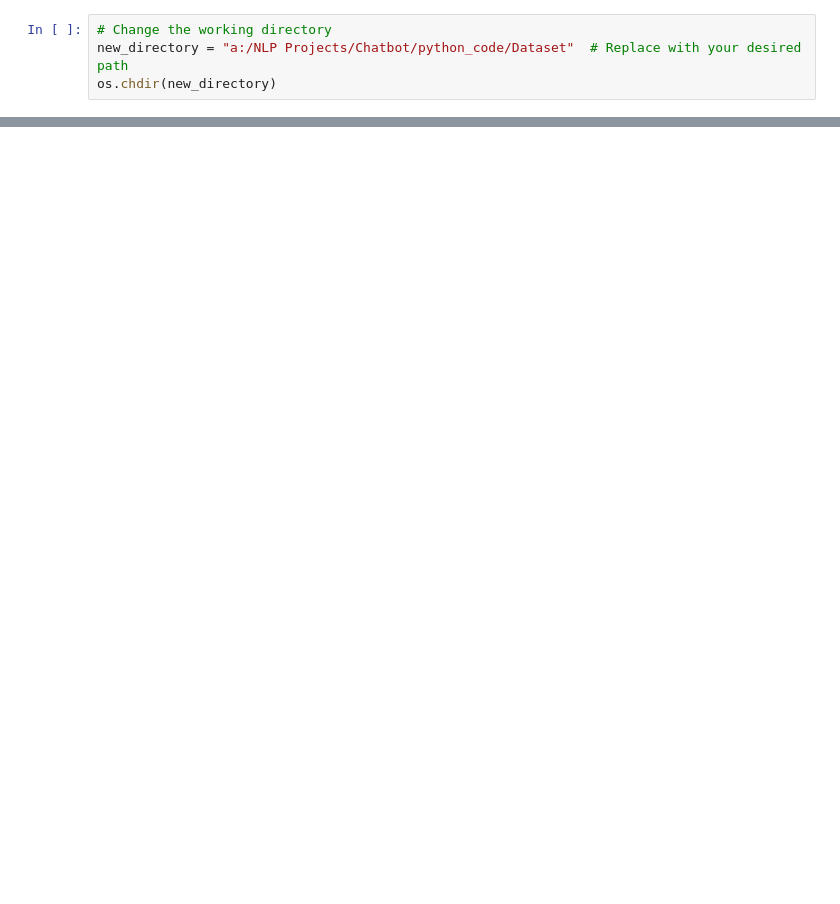
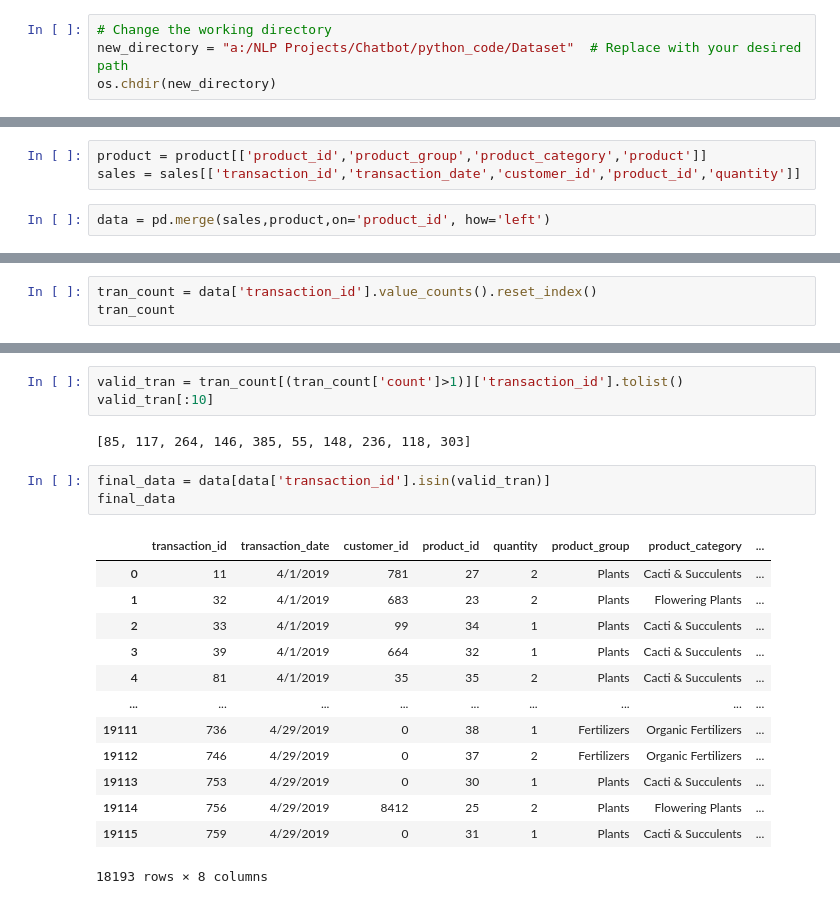
Before and after one commit to Singhpriyanshu2907/Chatbot, a Jupyter notebook: python_code/Experiments/Recomendation_Engine.ipynb, the cells around one changed output, grey strips where cells are left out. Cells and saved outputs as stored; diff of their text form; blank space fills up the shorter version.

```diff
--- a/python_code/Experiments/Recomendation_Engine.ipynb
+++ b/python_code/Experiments/Recomendation_Engine.ipynb
@@ -83,0 +26,5 @@ sales.head()
+# %%
+product = product[['product_id','product_group','product_category','product']]
+sales = sales[['transaction_id','transaction_date','customer_id','product_id','quantity']]
+# %%
+data = pd.merge(sales,product,on='product_id', how='left')
@@ -83,0 +49,3 @@ sales.head()
+# %%
+tran_count = data['transaction_id'].value_counts().reset_index()
+tran_count
@@ -83,0 +66,22 @@ sales.head()
+# %%
+valid_tran = tran_count[(tran_count['count']>1)]['transaction_id'].tolist()
+valid_tran[:10]
+# %% [output]
+[85, 117, 264, 146, 385, 55, 148, 236, 118, 303]
+# %%
+final_data = data[data['transaction_id'].isin(valid_tran)]
+final_data
+# %% [output]
+|  | transaction_id | transaction_date | customer_id | product_id | quantity | product_group | product_category | ... |
+| 0 | 11 | 4/1/2019 | 781 | 27 | 2 | Plants | Cacti & Succulents | ... |
+| 1 | 32 | 4/1/2019 | 683 | 23 | 2 | Plants | Flowering Plants | ... |
+| 2 | 33 | 4/1/2019 | 99 | 34 | 1 | Plants | Cacti & Succulents | ... |
+| 3 | 39 | 4/1/2019 | 664 | 32 | 1 | Plants | Cacti & Succulents | ... |
+| 4 | 81 | 4/1/2019 | 35 | 35 | 2 | Plants | Cacti & Succulents | ... |
+| ... | ... | ... | ... | ... | ... | ... | ... | ... |
+| 19111 | 736 | 4/29/2019 | 0 | 38 | 1 | Fertilizers | Organic Fertilizers | ... |
+| 19112 | 746 | 4/29/2019 | 0 | 37 | 2 | Fertilizers | Organic Fertilizers | ... |
+| 19113 | 753 | 4/29/2019 | 0 | 30 | 1 | Plants | Cacti & Succulents | ... |
+| 19114 | 756 | 4/29/2019 | 8412 | 25 | 2 | Plants | Flowering Plants | ... |
+| 19115 | 759 | 4/29/2019 | 0 | 31 | 1 | Plants | Cacti & Succulents | ... |
+18193 rows × 8 columns
```
Also changed, not shown: parts of 35 cells of this notebook, 13 other files.
